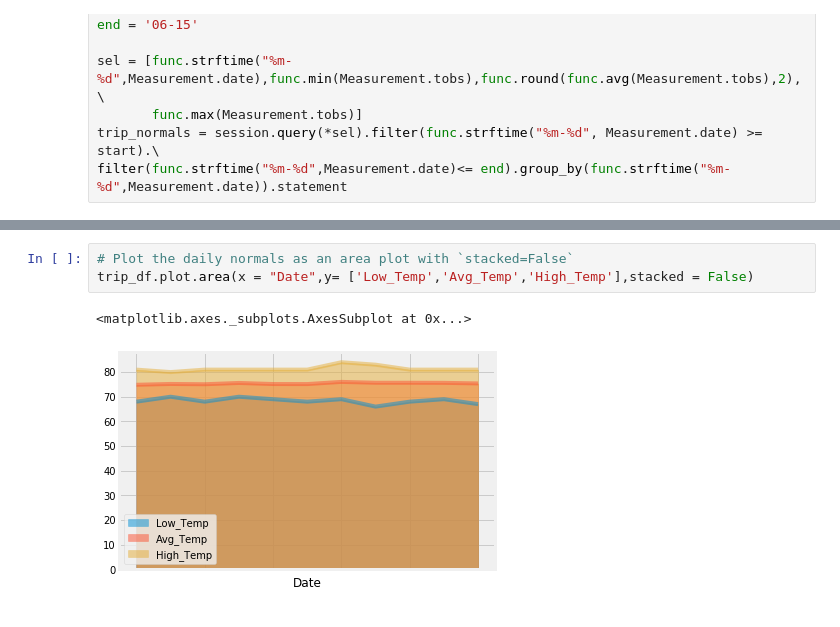
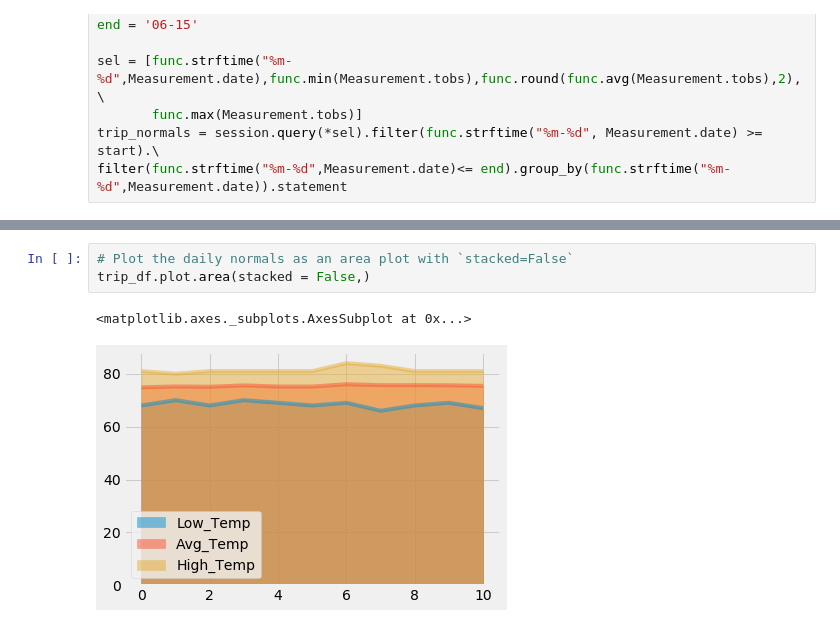
Before and after one commit to mgarber01/Advanced_SQL_Homework, a Jupyter notebook: climate_starter.ipynb, the cells around one changed output, grey strips where cells are left out. Saved outputs shown, nothing was run; the diff lists cells and outputs as text.

```diff
--- a/climate_starter.ipynb
+++ b/climate_starter.ipynb
@@ -351,6 +336,6 @@ trip_df
 # %%
 # Plot the daily normals as an area plot with `stacked=False`
-trip_df.plot.area(x = "Date",y= ['Low_Temp','Avg_Temp','High_Temp'],stacked = False)
+trip_df.plot.area(stacked = False,)
 # %% [output]
 <matplotlib.axes._subplots.AxesSubplot at 0x...>
-[figure, old version]
+[figure, new version]
```
Also changed, not shown: parts of 4 cells of this notebook, 1 other file.
